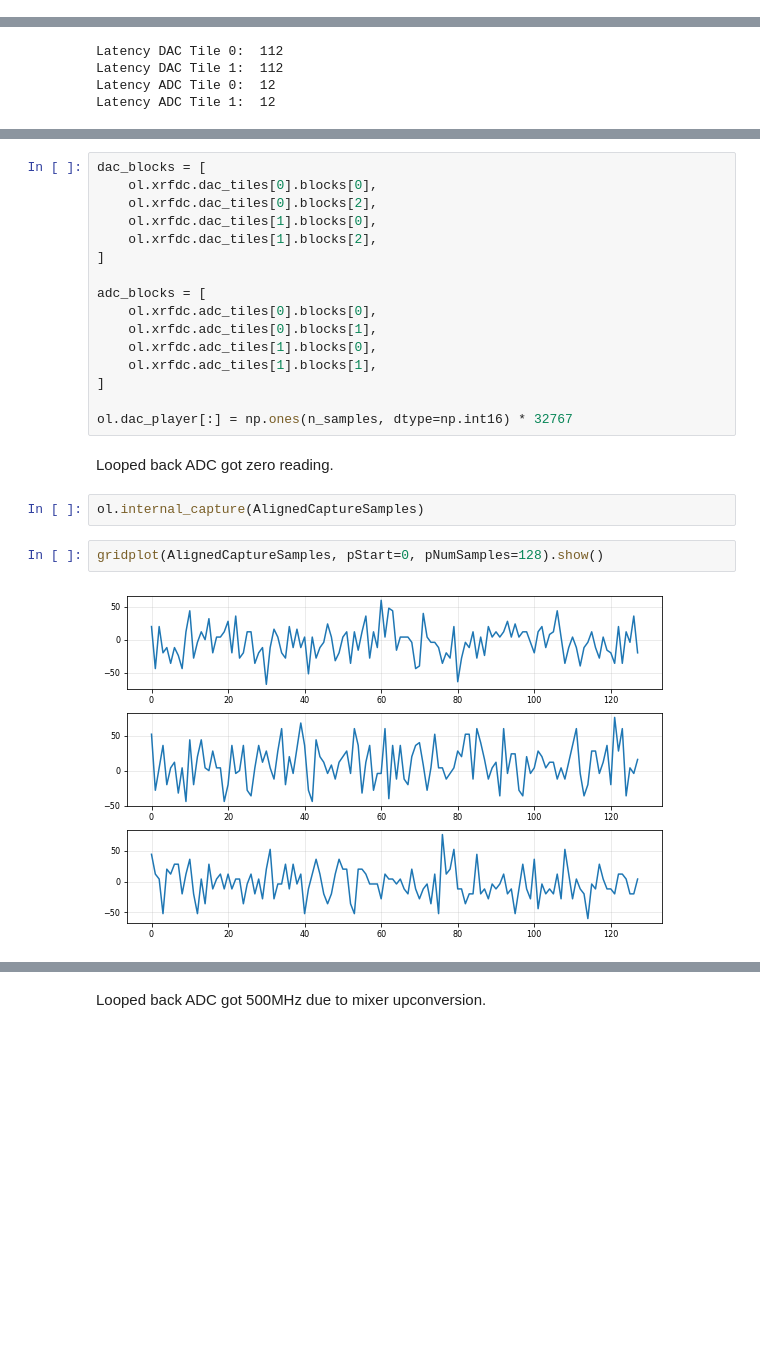
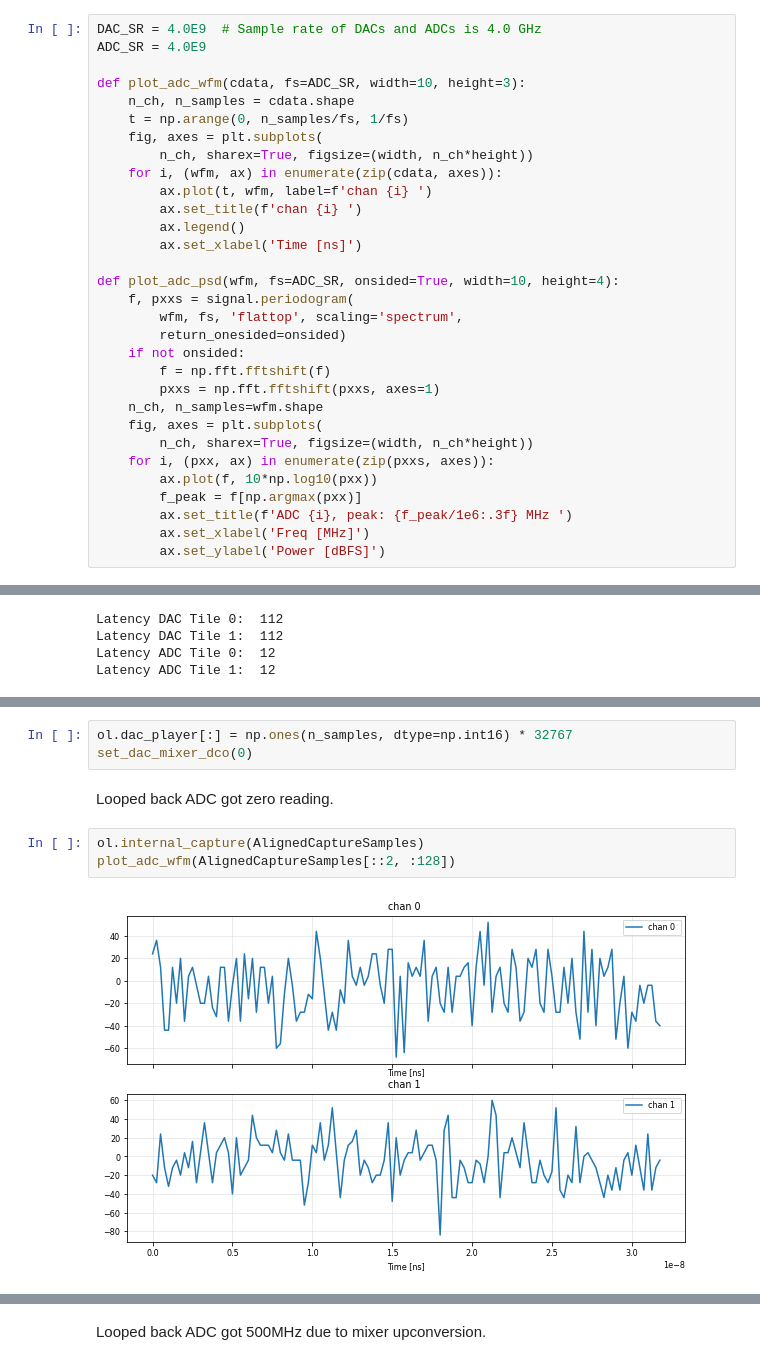
Before and after one commit to BerkeleyLab/LBNL-DSLLRF, a Jupyter notebook: doc/rfsocMTS.ipynb, the cells around one changed output, grey strips where cells are left out. Cells and saved outputs as stored; diff of their text form; blank space fills up the shorter version.

```diff
--- a/doc/rfsocMTS.ipynb
+++ b/doc/rfsocMTS.ipynb
@@ -48,3 +48,34 @@ if not bit_file.is_file() or not hwh_file.is_file():
     download_overlays(path='./')
     os.symlink(bit_file, 'mts.bit')
     os.symlink(hwh_file, 'mts.hwh')
+# %%
+DAC_SR = 4.0E9  # Sample rate of DACs and ADCs is 4.0 GHz
+ADC_SR = 4.0E9
+
+def plot_adc_wfm(cdata, fs=ADC_SR, width=10, height=3):
+    n_ch, n_samples = cdata.shape
+    t = np.arange(0, n_samples/fs, 1/fs)
+    fig, axes = plt.subplots(
+        n_ch, sharex=True, figsize=(width, n_ch*height))
+    for i, (wfm, ax) in enumerate(zip(cdata, axes)):
+        ax.plot(t, wfm, label=f'chan {i} ')
+        ax.set_title(f'chan {i} ')
+        ax.legend()
+        ax.set_xlabel('Time [ns]')
+
+def plot_adc_psd(wfm, fs=ADC_SR, onsided=True, width=10, height=4):
+    f, pxxs = signal.periodogram(
+        wfm, fs, 'flattop', scaling='spectrum',
+        return_onesided=onsided)
+    if not onsided:
+        f = np.fft.fftshift(f)
+        pxxs = np.fft.fftshift(pxxs, axes=1)
+    n_ch, n_samples=wfm.shape
+    fig, axes = plt.subplots(
+        n_ch, sharex=True, figsize=(width, n_ch*height))
+    for i, (pxx, ax) in enumerate(zip(pxxs, axes)):
+        ax.plot(f, 10*np.log10(pxx))
+        f_peak = f[np.argmax(pxx)]
+        ax.set_title(f'ADC {i}, peak: {f_peak/1e6:.3f} MHz ')
+        ax.set_xlabel('Freq [MHz]')
+        ax.set_ylabel('Power [dBFS]')
@@ -170,26 +223,12 @@ Set DAC mixer to 500MHz fine mixer mode.
 Readback ADC waveforms, expecting zero readout due to AC coupling.
 # %%
-dac_blocks = [
-    ol.xrfdc.dac_tiles[0].blocks[0],
-    ol.xrfdc.dac_tiles[0].blocks[2],
-    ol.xrfdc.dac_tiles[1].blocks[0],
-    ol.xrfdc.dac_tiles[1].blocks[2],
-]
-
-adc_blocks = [
-    ol.xrfdc.adc_tiles[0].blocks[0],
-    ol.xrfdc.adc_tiles[0].blocks[1],
-    ol.xrfdc.adc_tiles[1].blocks[0],
-    ol.xrfdc.adc_tiles[1].blocks[1],
-]
-
 ol.dac_player[:] = np.ones(n_samples, dtype=np.int16) * 32767
+set_dac_mixer_dco(0)
 # %% [markdown]
 Looped back ADC got zero reading.
-# %%
-ol.internal_capture(AlignedCaptureSamples)
-# %%
-gridplot(AlignedCaptureSamples, pStart=0, pNumSamples=128).show()
-# %% [output]
-[figure, removed]
+# %%
+ol.internal_capture(AlignedCaptureSamples)
+plot_adc_wfm(AlignedCaptureSamples[::2, :128])
+# %% [output]
+[figure, added]
 # %% [markdown]
```
Also changed, not shown: parts of 24 cells of this notebook.
